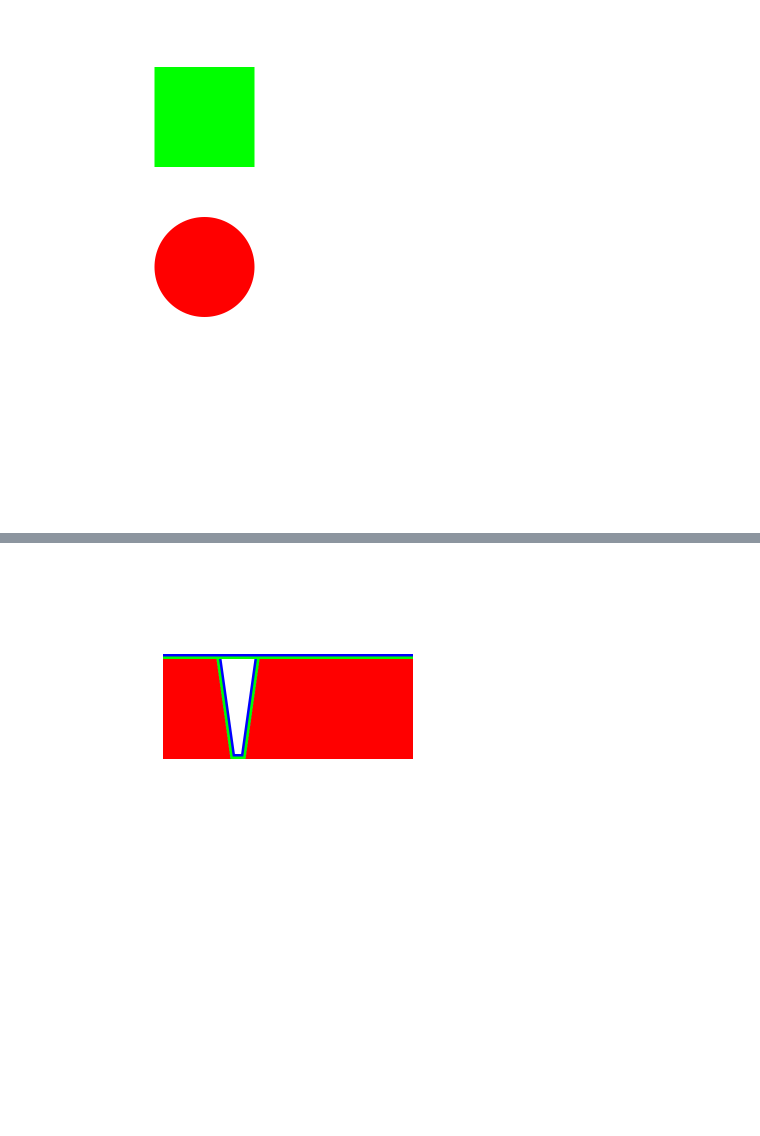
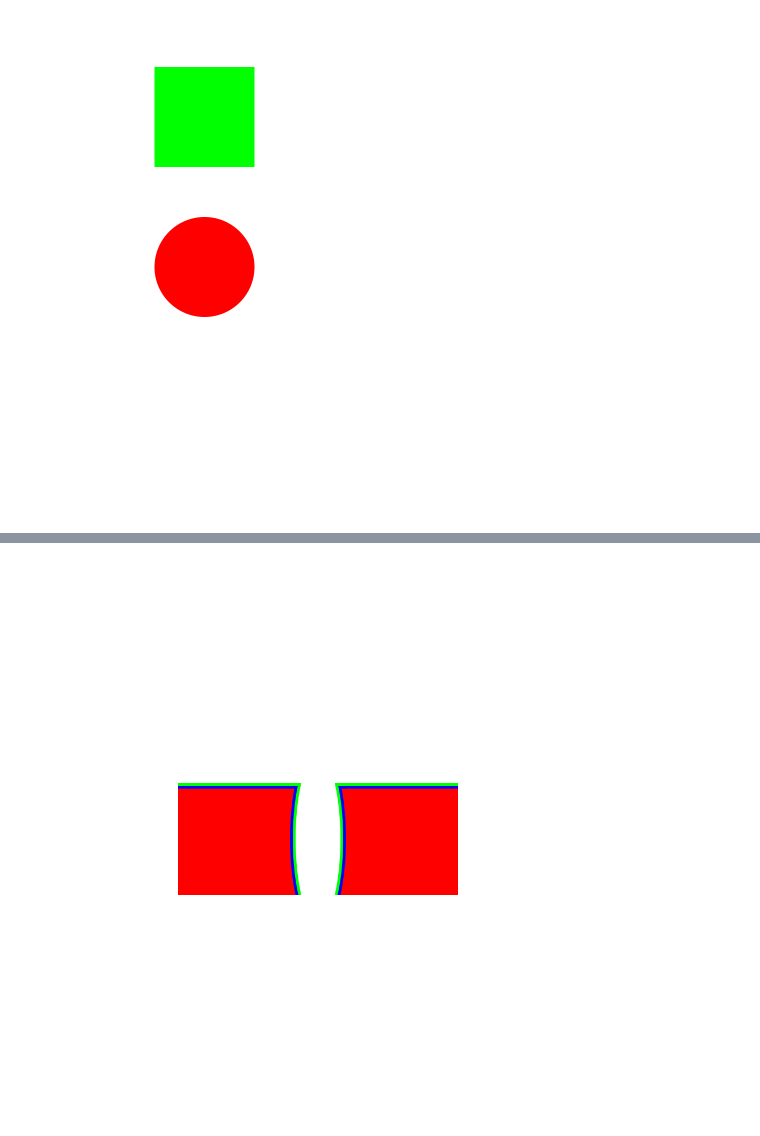
Before and after one commit to jon21o/Drawing, a Jupyter notebook: test_shapes1.ipynb, the cells around one changed output, grey strips where cells are left out. Cells and saved outputs as stored; diff of their text form; code cells hidden in the pictures; blank space fills up the shorter version.

```diff
--- a/test_shapes1.ipynb
+++ b/test_shapes1.ipynb
@@ -15,7 +15,7 @@ def disp(draw_func):
     draw_func(context, 1000, 1000)
     with BytesIO() as fileobj:
         surface.write_to_png(fileobj)
-        display(Image(fileobj.getvalue(), width=500))
+        display(Image(fileobj.getvalue(), width=1000))
 # %%
 @disp
 def draw(context, width, height):
@@ -250,39 +324,48 @@ def draw(context, width, height):
 # %%
 @disp
 def draw(context, width, height):
-    rect_outline = Shapes.My_Rectangle(
-        ref_pt="center", ref_pt_x=500, ref_pt_y=500, width=1000, height=1000
+    rect = Shapes.My_Rectangle(
+        ref_pt="center", ref_pt_x=500, ref_pt_y=500, width=500, height=200
     )
-    rect = Shapes.My_Rectangle(
-        ref_pt="mid_bot", ref_pt_x=500, ref_pt_y=600, width=500, height=200
+    ellipse1 = Shapes.My_Ellipse(
+        ref_pt="center", ref_pt_x=500, ref_pt_y=500, x_radius=40, y_radius=150
     )
-    trap = Shapes.My_Trapezoid(
-        ref_pt="top_left", ref_pt_x=rect.bbox_top_left_x+100, ref_pt_y=rect.bbox_mid_top_y+50, top_width=100, angle=-8, height=250
-    )
-    # context.save()
-    # context.set_fill_rule(cairo.FillRule.EVEN_ODD)
-    # trap.clip_preserve(context, *colors.red)
-    # rect_outline.clip_preserve(context, *colors.red)
+    outline1 = Shapes.My_Line_Coord([[rect.bbox_top_left_x, rect.bbox_top_left_y], [rect.bbox_top_right_x, rect.bbox_top_right_y]])
+    outline2 = Shapes.My_Line_Coord([[rect.bbox_bot_left_x, rect.bbox_bot_left_y], [rect.bbox_bot_right_x, rect.bbox_bot_right_y]])
+
+
+
+    # create a pattern for the top lines
+    context.set_operator(cairo.Operator.SOURCE)
+    context.push_group()
+    rect.draw_fill(context, *colors.red)
     line_width = 20
-    outline1 = Shapes.My_Line_Coord([[rect.bbox_top_left_x, rect.bbox_top_left_y], [rect.bbox_top_right_x, rect.bbox_top_left_y]])
     context.set_line_width(line_width)
     outline1.draw_stroke(context, *colors.blue)
+    ellipse1.draw_stroke(context, *colors.blue)
     line_width = 10
     context.set_line_width(line_width)
     outline1.draw_stroke(context, *colors.green)
+    ellipse1.draw_stroke(context, *colors.green)
+    ellipse1.draw_fill(context, *colors.white)
+    top_lines = context.pop_group_to_source()
+    context.push_group()
+    rect.draw_fill(context, *colors.red)
+    rect_mask = context.pop_group()
+    context.mask(rect_mask)
+
+    # context.save()
+    # rect.clip(context, *colors.white)
+    # ellipse1.draw_fill(context, *colors.white)
+    # line_width = 20
+    # context.set_line_width(line_width)
+    # ellipse1.draw_stroke(context, *colors.blue)
+    # outline2.draw_stroke(context, *colors.blue)
+    # line_width = 10
+    # context.set_line_width(line_width)
+    # ellipse1.draw_stroke(context, *colors.green)
+    # outline2.draw_stroke(context, *colors.green)
     # context.restore()
-
-    rect.draw_fill(context, *colors.red)
-    context.save()
-    trap.clip(context, *colors.red)
-    rect.clip(context, *colors.red)
-    trap.draw_fill(context, *colors.white)
-    line_width = 20
-    context.set_line_width(line_width)
-    trap.draw_stroke(context, *colors.blue)
-    line_width = 10
-    context.set_line_width(line_width)
-    trap.draw_stroke(context, *colors.green)
-    context.restore()
+    # context.pop_group_to_source()
 # %% [output]
-[figure, old version]
+[figure, new version]
```
Also changed, not shown: parts of 10 cells of this notebook.
